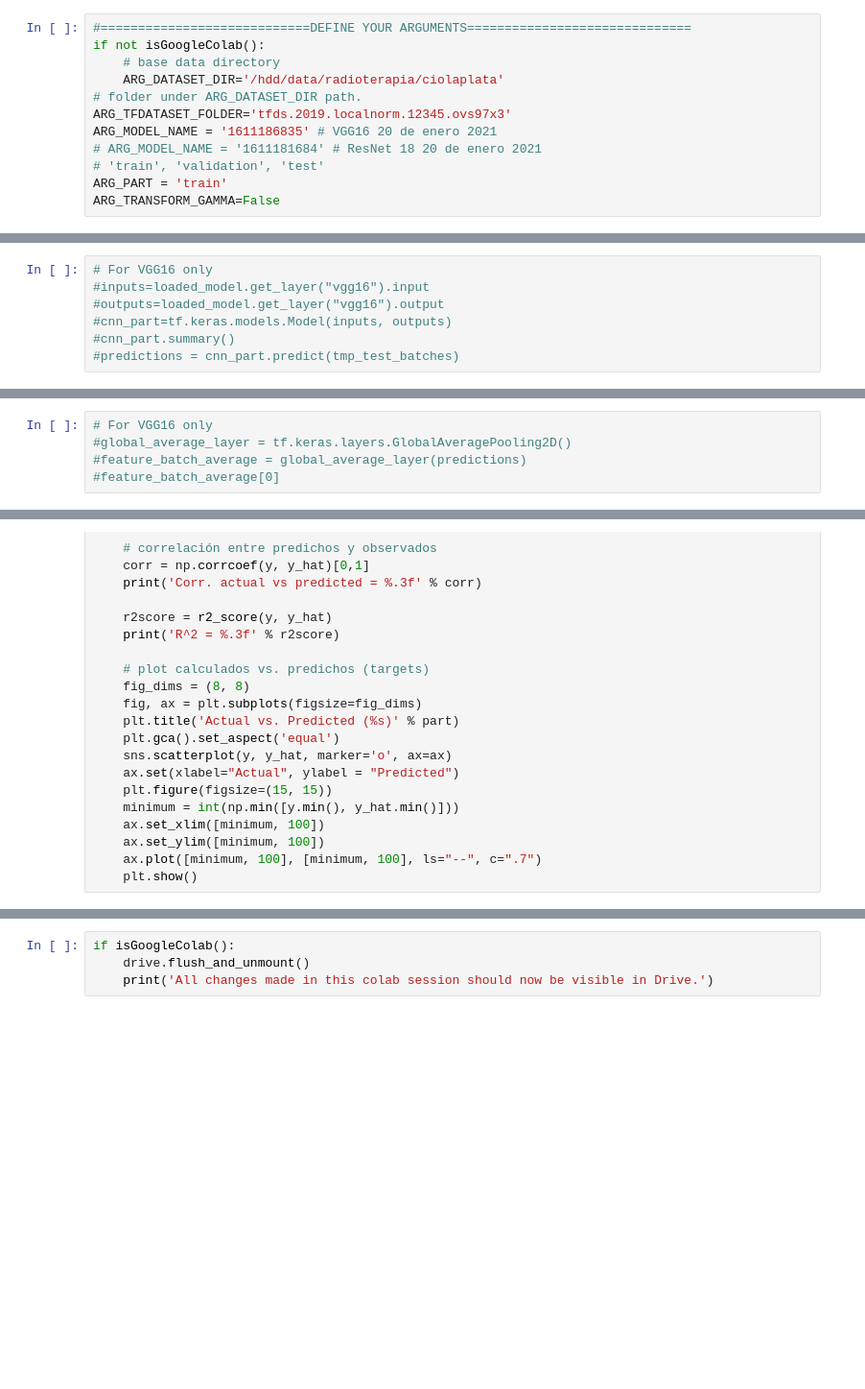
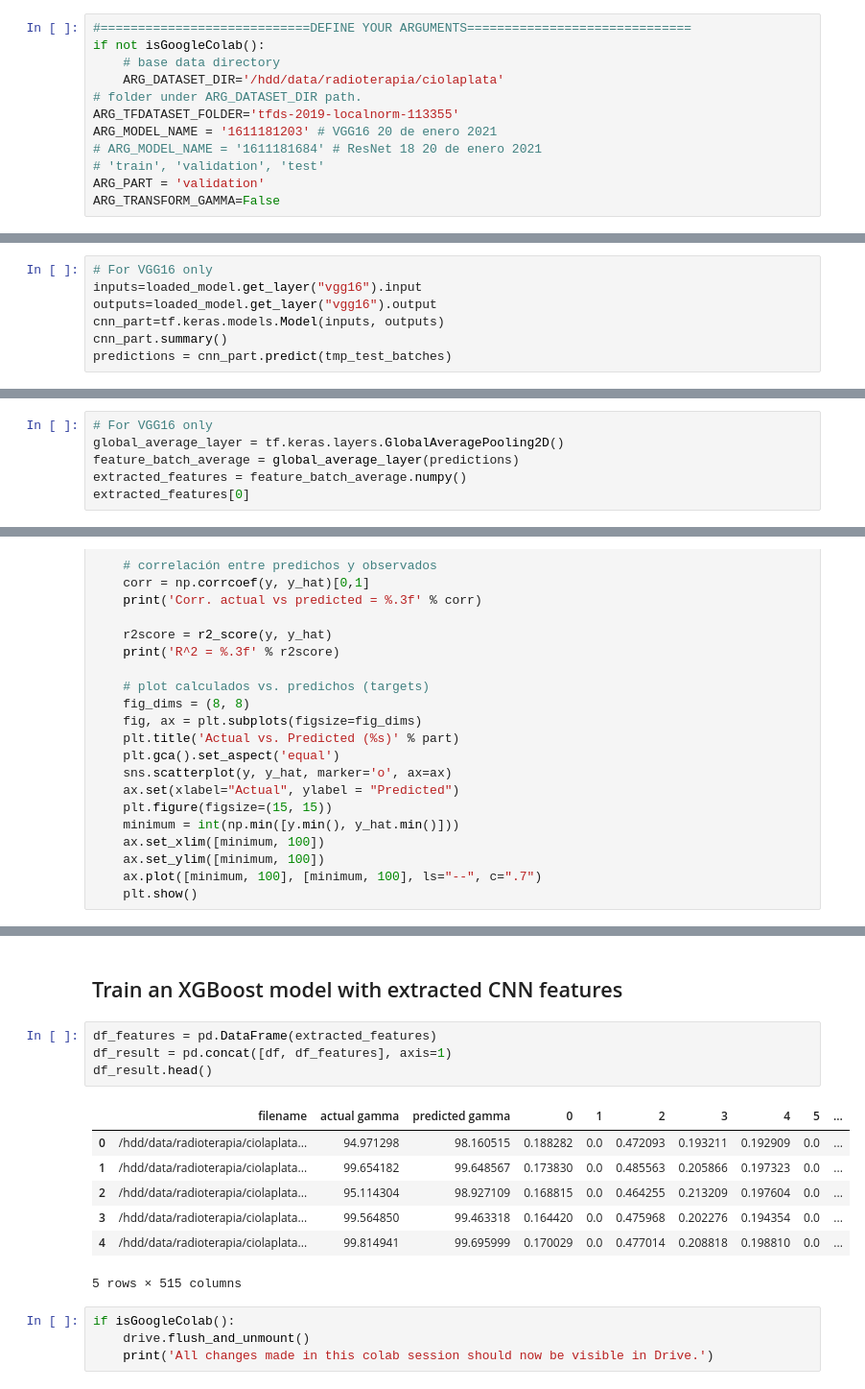
Before and after one commit to pablojrios/fluence_maps, a Jupyter notebook: tf2_evaluate.ipynb, the cells around one changed output, grey strips where cells are left out. Shown at 96% size. Saved outputs shown, nothing was run; the diff lists cells and outputs as text; blank space fills up the shorter version.

Commit message:
Draw predicted vs actual gamma values scatterplot; extract CNN features into a dataframe.

```diff
--- a/tf2_evaluate.ipynb
+++ b/tf2_evaluate.ipynb
@@ -52,11 +52,11 @@ if not isGoogleColab():
     # base data directory
     ARG_DATASET_DIR='/hdd/data/radioterapia/ciolaplata'
 # folder under ARG_DATASET_DIR path.
-ARG_TFDATASET_FOLDER='tfds.2019.localnorm.12345.ovs97x3'
-ARG_MODEL_NAME = '1611186835' # VGG16 20 de enero 2021
+ARG_TFDATASET_FOLDER='tfds-2019-localnorm-113355'
+ARG_MODEL_NAME = '1611181203' # VGG16 20 de enero 2021
 # ARG_MODEL_NAME = '1611181684' # ResNet 18 20 de enero 2021
 # 'train', 'validation', 'test'
-ARG_PART = 'train'
+ARG_PART = 'validation'
 ARG_TRANSFORM_GAMMA=False
 # %%
 tfdataset_dir = os.path.join(ARG_DATASET_DIR, ARG_TFDATASET_FOLDER)
@@ -130,7 +145,7 @@ Loaded model, test mse: 4.1350
 # %%
 # For VGG16 only
-#inputs=loaded_model.get_layer("vgg16").input
-#outputs=loaded_model.get_layer("vgg16").output
-#cnn_part=tf.keras.models.Model(inputs, outputs)
-#cnn_part.summary()
-#predictions = cnn_part.predict(tmp_test_batches)
+inputs=loaded_model.get_layer("vgg16").input
+outputs=loaded_model.get_layer("vgg16").output
+cnn_part=tf.keras.models.Model(inputs, outputs)
+cnn_part.summary()
+predictions = cnn_part.predict(tmp_test_batches)
@@ -140,5 +175,6 @@ Loaded model, test mse: 4.1350
 # %%
 # For VGG16 only
-#global_average_layer = tf.keras.layers.GlobalAveragePooling2D()
-#feature_batch_average = global_average_layer(predictions)
-#feature_batch_average[0]
+global_average_layer = tf.keras.layers.GlobalAveragePooling2D()
+feature_batch_average = global_average_layer(predictions)
+extracted_features = feature_batch_average.numpy()
+extracted_features[0]
@@ -205,3 +260,17 @@ R^2 = 0.758
+# %% [markdown]
+## Train an XGBoost model with extracted CNN features
+# %%
+df_features = pd.DataFrame(extracted_features)
+df_result = pd.concat([df, df_features], axis=1)
+df_result.head()
+# %% [output]
+|  | filename | actual gamma | predicted gamma | 0 | 1 | 2 | 3 | 4 | 5 | ... |
+| 0 | /hdd/data/radioterapia/ciolaplata... | 94.971298 | 98.160515 | 0.188282 | 0.0 | 0.472093 | 0.193211 | 0.192909 | 0.0 | ... |
+| 1 | /hdd/data/radioterapia/ciolaplata... | 99.654182 | 99.648567 | 0.173830 | 0.0 | 0.485563 | 0.205866 | 0.197323 | 0.0 | ... |
+| 2 | /hdd/data/radioterapia/ciolaplata... | 95.114304 | 98.927109 | 0.168815 | 0.0 | 0.464255 | 0.213209 | 0.197604 | 0.0 | ... |
+| 3 | /hdd/data/radioterapia/ciolaplata... | 99.564850 | 99.463318 | 0.164420 | 0.0 | 0.475968 | 0.202276 | 0.194354 | 0.0 | ... |
+| 4 | /hdd/data/radioterapia/ciolaplata... | 99.814941 | 99.695999 | 0.170029 | 0.0 | 0.477014 | 0.208818 | 0.198810 | 0.0 | ... |
+5 rows × 515 columns
 # %%
 if isGoogleColab():
     drive.flush_and_unmount()
```
Also changed, not shown: parts of 11 cells of this notebook.
